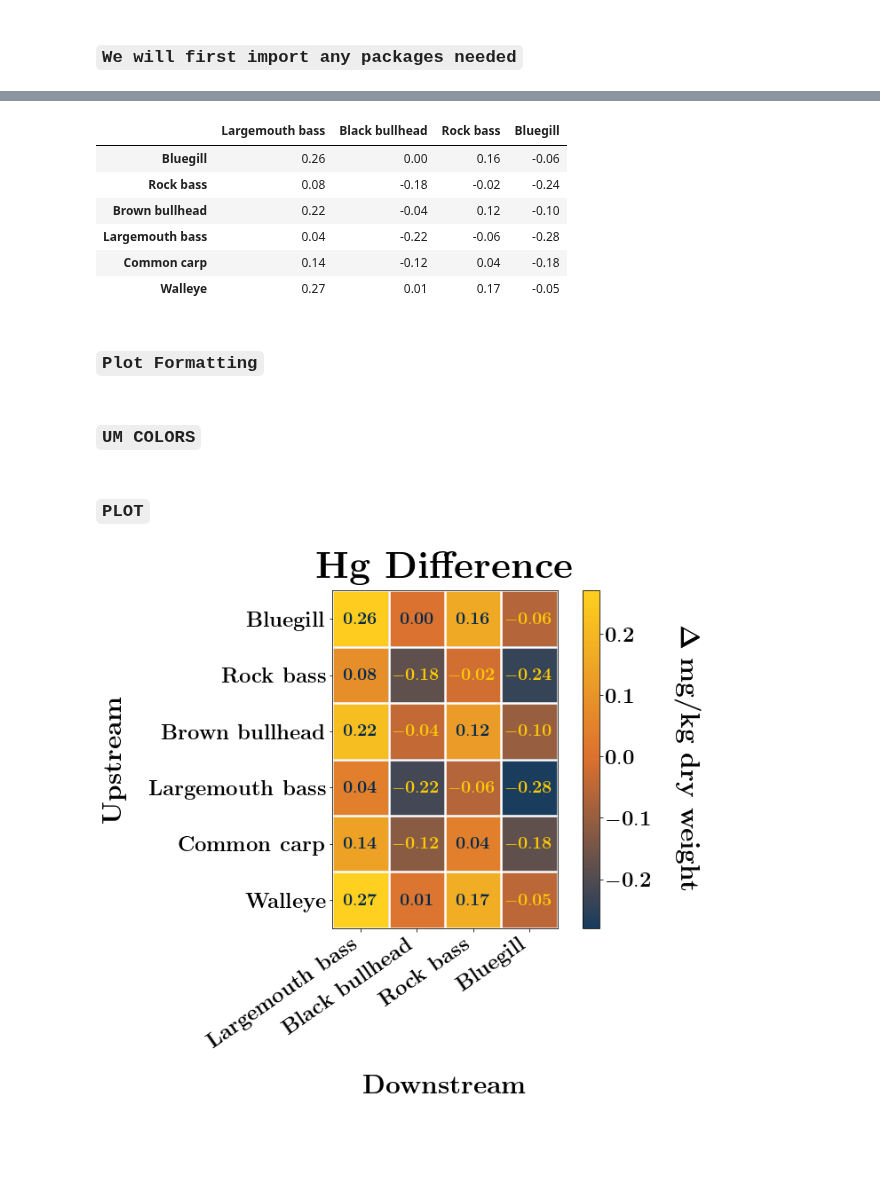
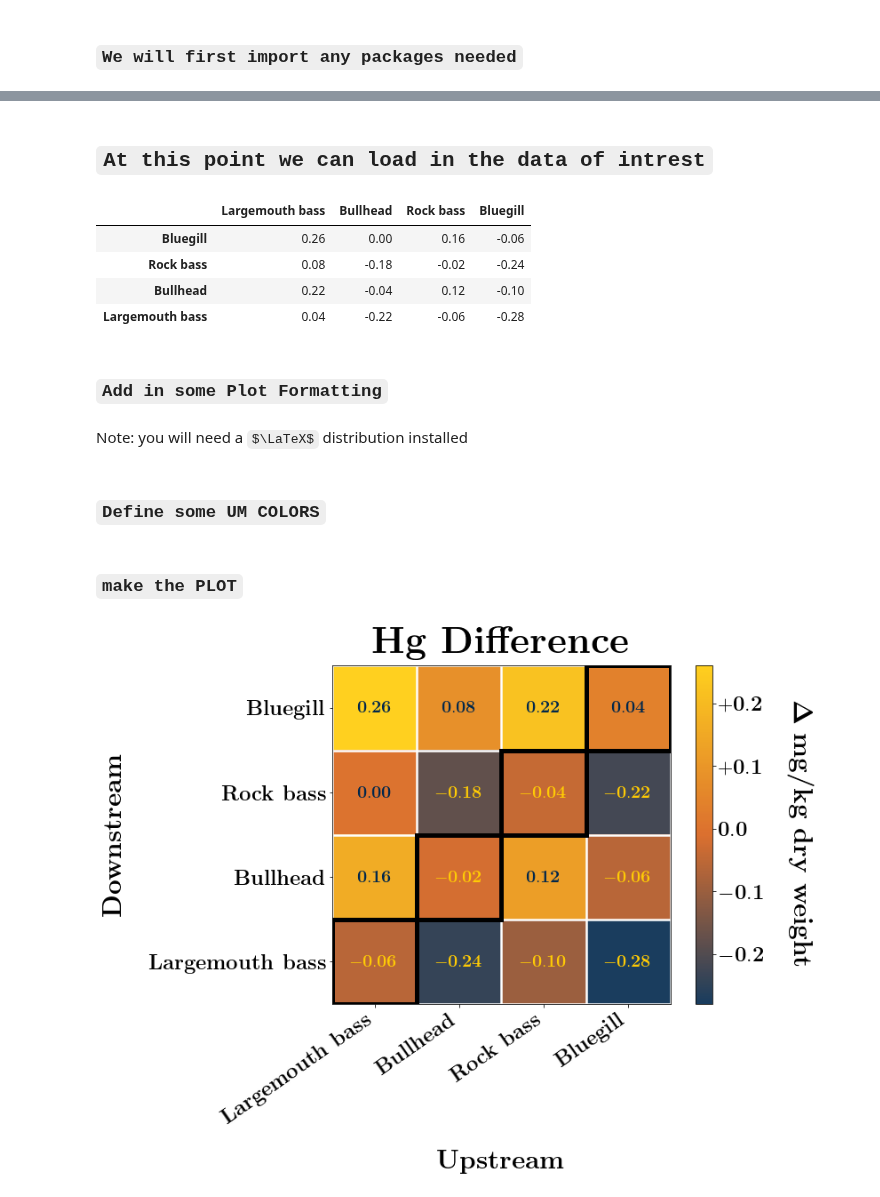
Before and after one commit to casonk/Flint_River_Ecology, a Jupyter notebook: Notebooks/Hg_Heat_Map.ipynb, the cells around one changed output, grey strips where cells are left out. Saved outputs shown, nothing was run; the diff lists cells and outputs as text; code cells hidden in the pictures; some formulas as TeX source; blank space fills up the shorter version.

```diff
--- a/Notebooks/Hg_Heat_Map.ipynb
+++ b/Notebooks/Hg_Heat_Map.ipynb
@@ -126,23 +127,28 @@ def annotate_heatmap(
             texts.append(text)
 
     return texts
+# %% [markdown]
+## `At this point we can load in the data of intrest`
 # %%
 # LOAD
 
 idx = [
     "Bluegill",
     "Rock bass",
-    "Brown bullhead",
+    # "Brown bullhead",
+    "Bullhead",
     "Largemouth bass",
-    "Common carp",
-    "Walleye"
+    # "Common carp",
+    # "Walleye"
     ]
 
 Up = [0.22, 0.40, 0.26, 0.44, 0.34, 0.21]
+Up = [0.22, 0.40, 0.26, 0.44]
 
 data = {
     "Largemouth bass": [0.48 - s for s in Up],
-    "Black bullhead": [0.22 - s for s in Up],
+    # "Black bullhead": [0.22 - s for s in Up],
+    "Bullhead": [0.22 - s for s in Up],
     "Rock bass": [0.38 - s for s in Up],
     "Bluegill": [0.16 - s for s in Up],
 }
@@ -151,15 +157,13 @@ df = pd.DataFrame(data, index=idx)
 
 df
 # %% [output]
-|  | Largemouth bass | Black bullhead | Rock bass | Bluegill |
+|  | Largemouth bass | Bullhead | Rock bass | Bluegill |
 | Bluegill | 0.26 | 0.00 | 0.16 | -0.06 |
 | Rock bass | 0.08 | -0.18 | -0.02 | -0.24 |
-| Brown bullhead | 0.22 | -0.04 | 0.12 | -0.10 |
+| Bullhead | 0.22 | -0.04 | 0.12 | -0.10 |
 | Largemouth bass | 0.04 | -0.22 | -0.06 | -0.28 |
-| Common carp | 0.14 | -0.12 | 0.04 | -0.18 |
-| Walleye | 0.27 | 0.01 | 0.17 | -0.05 |
 # %% [markdown]
-### `Plot Formatting`
+### `Add in some Plot Formatting`
 # %%
 matplotlib.rcParams['font.family'] = 'calibri'
 matplotlib.rcParams['axes.titlecolor'] = 'black'
@@ -178,8 +182,10 @@ matplotlib.rcParams['legend.fontsize'] = 24
 matplotlib.rcParams['legend.labelspacing'] = 0.8
 matplotlib.rcParams['legend.framealpha'] = 0
 matplotlib.rcParams['text.usetex'] = True
+# %% [markdown]
+Note: you will need a $\LaTeX$ distribution installed
 # %% [markdown]
-### `UM COLORS`
+### `Define some UM COLORS`
 # %%
 ummaize = '#FFCB05'
 umblue = '#00274C'
@@ -192,40 +198,47 @@ wavefieldgreen = '#A5A508'
 cdict = {'blue': (umblue), 'maize': (ummaize)}
 um_cmap = matplotlib.colors.LinearSegmentedColormap.from_list("", [umblue,rossorange,ummaize])
 # %% [markdown]
-### `PLOT`
+### `make the PLOT`
 # %%
 # PLOT
 im, cbar = heatmap(
-    data=df,
+    data=df.T,
     row_labels=[r"\textbf{" + str(fish) + r"}" for fish in df.index],
     col_labels=[r"\textbf{" + str(fish) + r"}" for fish in df.columns],
     cmap=um_cmap,
     cbarlabel=r"{$\mathbf{\Delta}$} \textbf{mg/kg dry weight}",
     )
 
-cbar.set_ticklabels([r'$\mathbf{-0.3}$',r'$\mathbf{-0.2}$',r'$\mathbf{-0.1}$',r'$\mathbf{0.0}$',r'$\mathbf{0.1}$',r'$\mathbf{0.2}$',r'$\mathbf{0.3}$'])
+cbar.set_ticklabels([r'$\mathbf{-0.3}$',r'$\mathbf{-0.2}$',r'$\mathbf{-0.1}$',r'$\mathbf{0.0}$',r'$\mathbf{+0.1}$',r'$\mathbf{+0.2}$',r'$\mathbf{+0.3}$'])
 
 annotate_heatmap(
     im,
     data=df,
     valfmt="{x:.2f}",
     size=20,
     textcolors=(ummaize, umblue),
     fontweight="bold",
     threshold=None,
 )
 
 # SCALE
 fig = plt.gcf()
 fig.set_size_inches(10, 7)
 
 # LABEL
 plt.title(r'\textbf{Hg Difference}', style='oblique')
-plt.xlabel(r'\textbf{Downstream}', style='italic')
-plt.ylabel(r'\textbf{Upstream}', style='italic')
+# plt.xlabel(r'\textbf{Downstream}', style='italic')
+plt.ylabel(r'\textbf{Downstream}', style='italic')
+# plt.ylabel(r'\textbf{Upstream}', style='italic')
+plt.xlabel(r'\textbf{Upstream}', style='italic')
+
+im.axes.add_patch(Rectangle((2.5, -0.5), 1, 1, fill=False, edgecolor='black', lw=5, zorder=5))
+im.axes.add_patch(Rectangle((1.5, 0.5), 1, 1, fill=False, edgecolor='black', lw=5, zorder=5))
+im.axes.add_patch(Rectangle((0.5, 1.5), 1, 1, fill=False, edgecolor='black', lw=5, zorder=5))
+im.axes.add_patch(Rectangle((-0.5, 2.5), 1, 1, fill=False, edgecolor='black', lw=5, zorder=5))
 
 # SHOW
-fig.savefig('F:\\Research\\Funded\\UIREEJ\\Flint_River_Ecology\\Poster\\Img\\Hg.png', dpi=1500, bbox_inches='tight')
+fig.savefig('F:\\Research\\Funded\\UIREEJ\\Flint_River_Ecology\\Poster\\Img\\Hg.png', dpi=150, bbox_inches='tight')
 plt.show()
 # %% [output]
-[figure, old version]
+[figure, new version]
```
Also changed, not shown: parts of 4 cells of this notebook, 4 other files.
